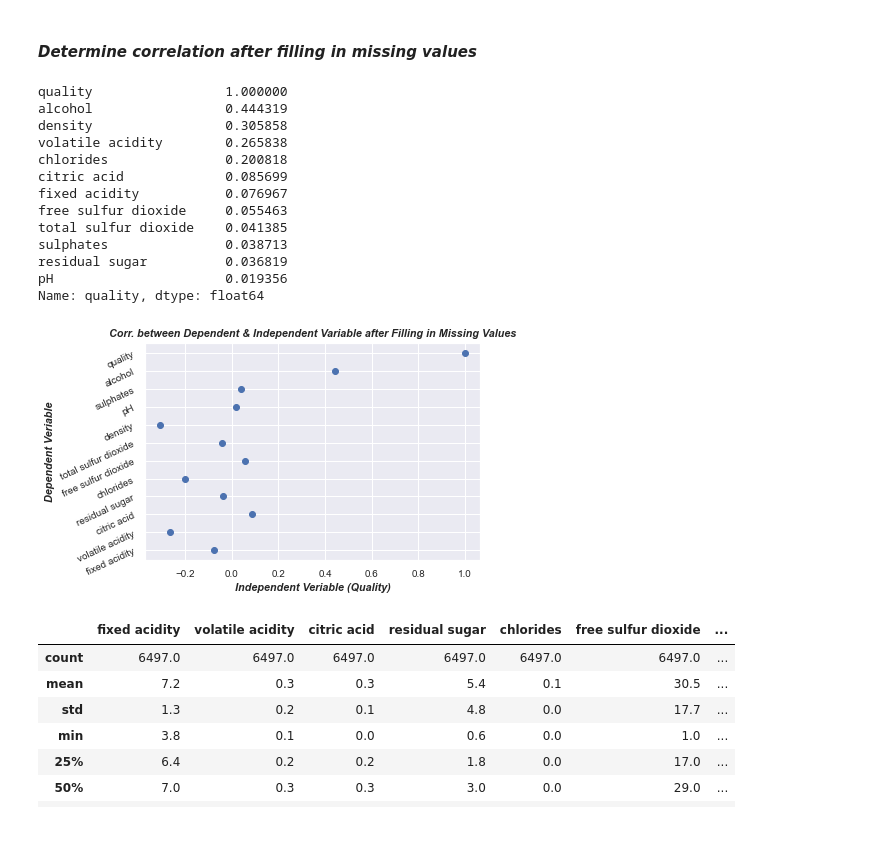
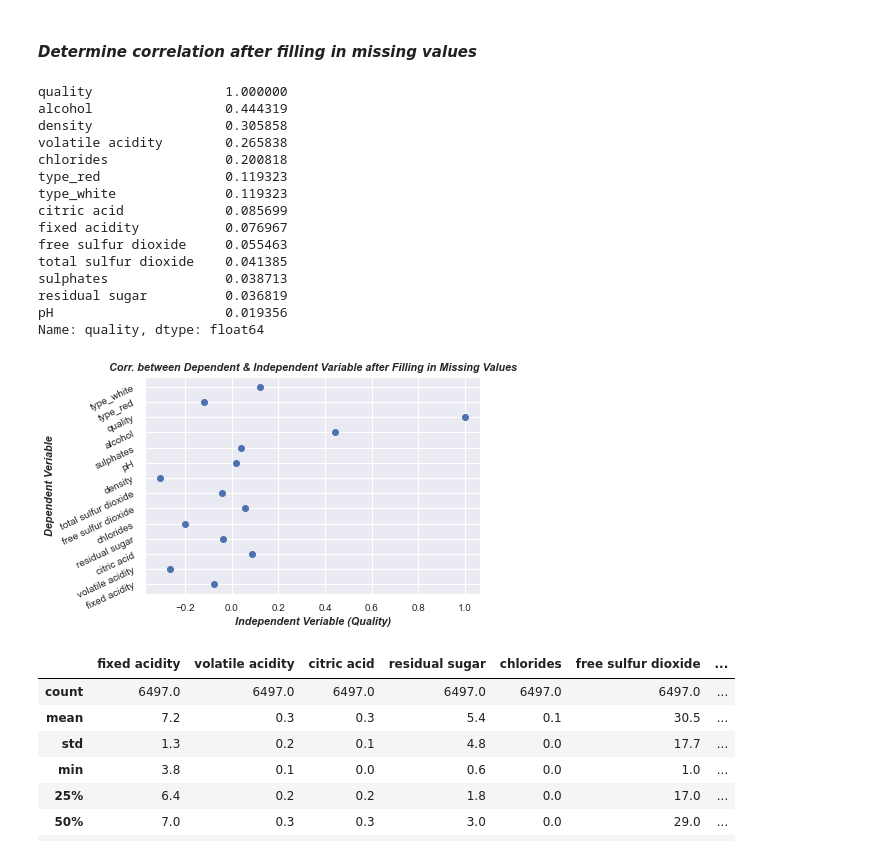
Before and after one commit to uygarkaya/WineQualityPrediction, a Jupyter notebook: dataAnalysis.ipynb, the cells around one changed output. Drawn from its saved outputs; the diff is of its cells as text; code cells hidden in the pictures.

Commit message:
One-hot encoding in dataAnalysis.ipynb

```diff
--- a/dataAnalysis.ipynb
+++ b/dataAnalysis.ipynb
@@ -223,3 +224,7 @@ sulphates               0
 alcohol                 0
 quality                 0
 dtype: int64
+# %%
+"""One hot encoding for type column in dataFrame"""
+dataFrame = pd.get_dummies(dataFrame, columns=['type'])
+dataFrame.head()
@@ -227,13 +239,15 @@ dtype: int64
 #### _Determine correlation after filling in missing values_
 # %%
 # Sorting the correlations between Dependent & Independent Veriable
-dataFrame.corr(method="pearson").iloc[-1, :].abs().sort_values(ascending = False)
+dataFrame.corr(method="pearson").loc["quality", :].abs().sort_values(ascending = False)
 # %% [output]
 quality                 1.000000
 alcohol                 0.444319
 density                 0.305858
 volatile acidity        0.265838
 chlorides               0.200818
+type_red                0.119323
+type_white              0.119323
 citric acid             0.085699
 fixed acidity           0.076967
 free sulfur dioxide     0.055463
@@ -244,18 +258,18 @@ pH                      0.019356
 Name: quality, dtype: float64
 # %%
 # Visualizing the correlation between dependent & independent variable with the help of the scatter after filling the missing values
-independentVarCorr = dataFrame.corr(method="pearson").iloc[-1, :]
-dependentValueName = ['fixed acidity', 'volatile acidity', 'citric acid', 'residual sugar', 'chlorides', 'free sulfur dioxide', 'total sulfur dioxide', 'density', 'pH', 'sulphates', 'alcohol', 'quality']
+independentVarCorr = dataFrame.corr(method="pearson").loc["quality", :]
+dependentValueName = dataFrame.columns.to_list()
 
 plt.xlabel("Independent Veriable (Quality)", fontweight="bold", style="italic")
 plt.ylabel("Dependent Veriable", fontweight="bold", style="italic")
 plt.yticks(rotation = 25)
 
 plt.title("Corr. between Dependent & Independent Variable after Filling in Missing Values", fontweight="bold", style="italic")
 plt.scatter(independentVarCorr, dependentValueName)
 plt.show()
 # %% [output]
-[figure, old version]
+[figure, new version]
 # %%
 # Summary of numeric features after filling the missing values
 dataFrame.describe().round(1)
```
Also changed, not shown: parts of 6 cells of this notebook, 2 other files.
